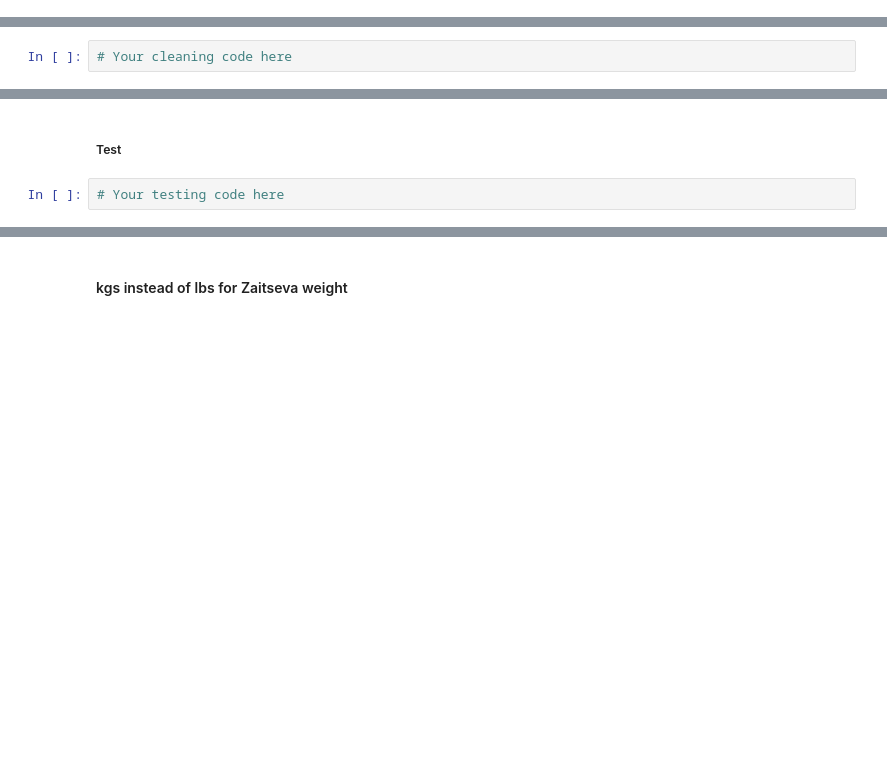
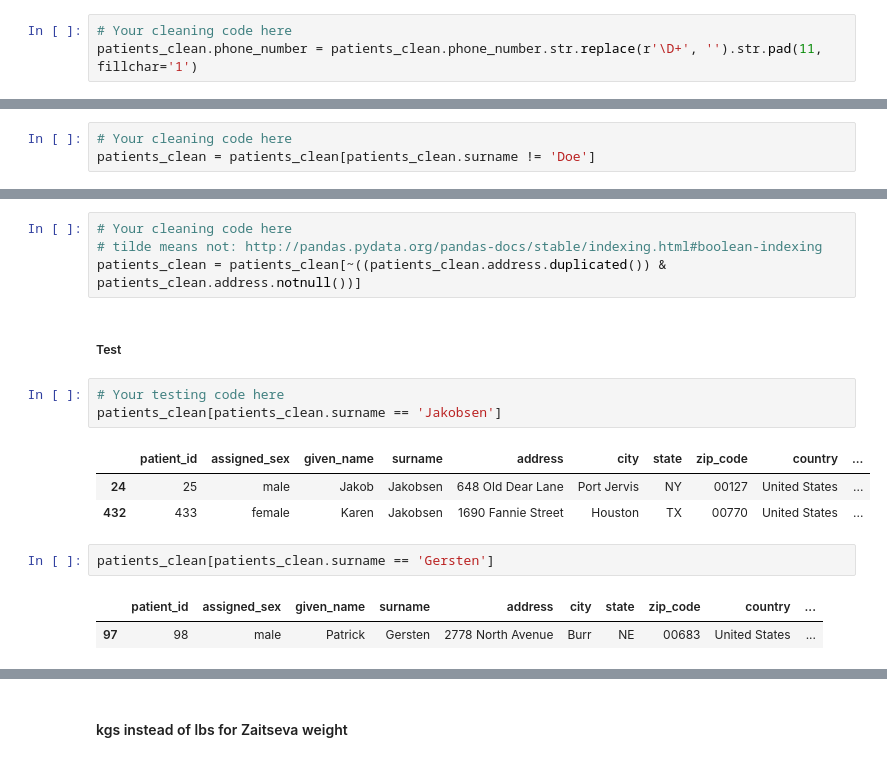
Before and after one commit to liuyang21cn/Udacity-DAND, a Jupyter notebook: 2-Data-Wrangling/Lesson4-Cleaning-Data/cleaning-student.ipynb, the cells around one changed output, grey strips where cells are left out. Saved outputs shown, nothing was run; the diff lists cells and outputs as text; blank space fills up the shorter version.

```diff
--- a/2-Data-Wrangling/Lesson4-Cleaning-Data/cleaning-student.ipynb
+++ b/2-Data-Wrangling/Lesson4-Cleaning-Data/cleaning-student.ipynb
@@ -637,3 +750,6 @@ t
+# %%
+# Your cleaning code here
+patients_clean.phone_number = patients_clean.phone_number.str.replace(r'\D+', '').str.pad(11, fillchar='1')
 # %% [markdown]
 ##### Test
 # %%
@@ -647,6 +773,7 @@ t
 ##### Code
 # %%
 # Your cleaning code here
+patients_clean = patients_clean[patients_clean.surname != 'Doe']
 # %% [markdown]
 ##### Test
 # %%
@@ -663,4 +809,18 @@ t
+# %%
+# Your cleaning code here
+# tilde means not: http://pandas.pydata.org/pandas-docs/stable/indexing.html#boolean-indexing
+patients_clean = patients_clean[~((patients_clean.address.duplicated()) & patients_clean.address.notnull())]
 # %% [markdown]
 ##### Test
 # %%
 # Your testing code here
+patients_clean[patients_clean.surname == 'Jakobsen']
+# %% [output]
+|  | patient_id | assigned_sex | given_name | surname | address | city | state | zip_code | country | ... |
+| 24 | 25 | male | Jakob | Jakobsen | 648 Old Dear Lane | Port Jervis | NY | 00127 | United States | ... |
+| 432 | 433 | female | Karen | Jakobsen | 1690 Fannie Street | Houston | TX | 00770 | United States | ... |
+# %%
+patients_clean[patients_clean.surname == 'Gersten']
+# %% [output]
+|  | patient_id | assigned_sex | given_name | surname | address | city | state | zip_code | country | ... |
+| 97 | 98 | male | Patrick | Gersten | 2778 North Avenue | Burr | NE | 00683 | United States | ... |
```
Also changed, not shown: parts of 39 cells of this notebook.
